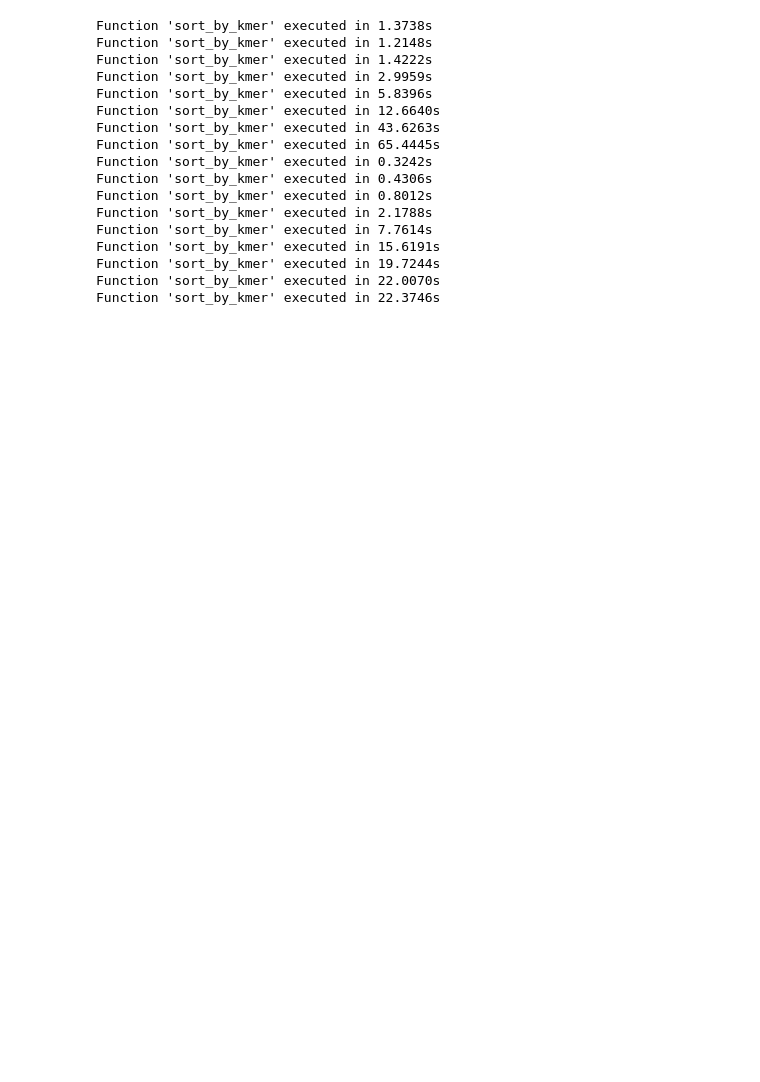
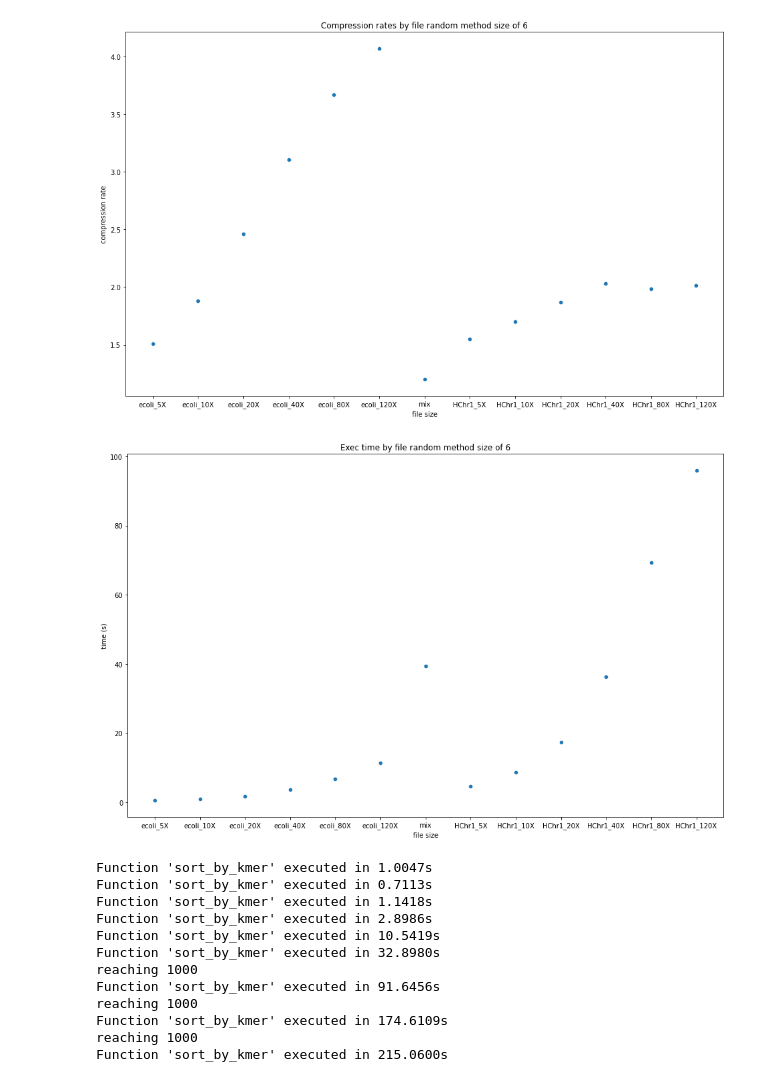
Before and after one commit to atoffano/reads-compression-optimization, a Jupyter notebook: method_2_jules_wb.ipynb, the cells around one changed output. Saved outputs shown, nothing was run; the diff lists cells and outputs as text; code cells hidden in the pictures; blank space fills up the shorter version.

```diff
--- a/method_2_jules_wb.ipynb
+++ b/method_2_jules_wb.ipynb
@@ -21,0 +28,14 @@ KMER_SIZE = [2,3,4,5,6,7,8,9,10]
+# %%
+random_rate_by_file = []
+random_time_by_file = []
+
+for file in FILES:
+    kwargs = {"infile" : file,
+    "compare_to":FILES[file],
+    "delete" : True,
+    "method" : "kmer_sort",
+    "cut":4,
+    "size" : 6}
+    log = read_sort_main(**kwargs)
+    random_rate_by_file.append(float(log["rate"]))
+    random_time_by_file.append(log["time"])
@@ -22,45 +56,46 @@ KMER_SIZE = [2,3,4,5,6,7,8,9,10]
+# %%
+plt.figure(figsize=(16,10))
+size_comparisons= sns.scatterplot(
+    x=file_size, y=random_rate_by_file,
+    legend="brief",
+).set(title="Compression rates by file random method size of 6"
+      ,xlabel="file size", ylabel="compression rate")
+
+
+plt.figure(figsize=(16,10))
+size_comparisons= sns.scatterplot(
+    x=file_size, y=random_time_by_file,
+    legend="brief",
+).set(title="Exec time by file random method size of 6"
+      ,xlabel="file size", ylabel="time (s)")
+# %% [output]
+[figure, added]
+[figure, added]
 # %%
-random_rate_by_file = []
-random_time_by_file = []
-
-for file in FILES:
-    kwargs = {"input" : file,
-    "compare_to":FILES[file],
-    "delete" : True,
-    "method" : "kmer_sort",
-    "size" : 6}
-    log = read_sort_main(**kwargs)
-    random_rate_by_file.append(float(log["rate"]))
-    random_time_by_file.append(log["time"])
-
 random_rate_by_size = []
 random_time_by_size = []
 
 for size in KMER_SIZE:
-    kwargs = {"input" : "data/ecoli_100Kb_reads_120x.fasta",
+    kwargs = {"infile" : "data/ecoli_100Kb_reads_120x.fasta",
     "compare_to":"data/headerless/ecoli_100Kb_reads_120x.fasta.headerless.gz",
     "delete" : True,
     "method" : "kmer_sort",
+    "cut":4,
     "size" : size}
     log = read_sort_main(**kwargs)
     random_rate_by_size.append(float(log["rate"]))
     random_time_by_size.append(log["time"])
 # %% [output]
-Function 'sort_by_kmer' executed in 1.3738s
-Function 'sort_by_kmer' executed in 1.2148s
-Function 'sort_by_kmer' executed in 1.4222s
-Function 'sort_by_kmer' executed in 2.9959s
-Function 'sort_by_kmer' executed in 5.8396s
-Function 'sort_by_kmer' executed in 12.6640s
-Function 'sort_by_kmer' executed in 43.6263s
-Function 'sort_by_kmer' executed in 65.4445s
-Function 'sort_by_kmer' executed in 0.3242s
-Function 'sort_by_kmer' executed in 0.4306s
-Function 'sort_by_kmer' executed in 0.8012s
-Function 'sort_by_kmer' executed in 2.1788s
-Function 'sort_by_kmer' executed in 7.7614s
-Function 'sort_by_kmer' executed in 15.6191s
-Function 'sort_by_kmer' executed in 19.7244s
-Function 'sort_by_kmer' executed in 22.0070s
-Function 'sort_by_kmer' executed in 22.3746s
+Function 'sort_by_kmer' executed in 1.0047s
+Function 'sort_by_kmer' executed in 0.7113s
+Function 'sort_by_kmer' executed in 1.1418s
+Function 'sort_by_kmer' executed in 2.8986s
+Function 'sort_by_kmer' executed in 10.5419s
+Function 'sort_by_kmer' executed in 32.8980s
+reaching 1000
+Function 'sort_by_kmer' executed in 91.6456s
+reaching 1000
+Function 'sort_by_kmer' executed in 174.6109s
+reaching 1000
+Function 'sort_by_kmer' executed in 215.0600s
 # %%
```
Also changed, not shown: parts of 28 cells of this notebook, 6 other files.
